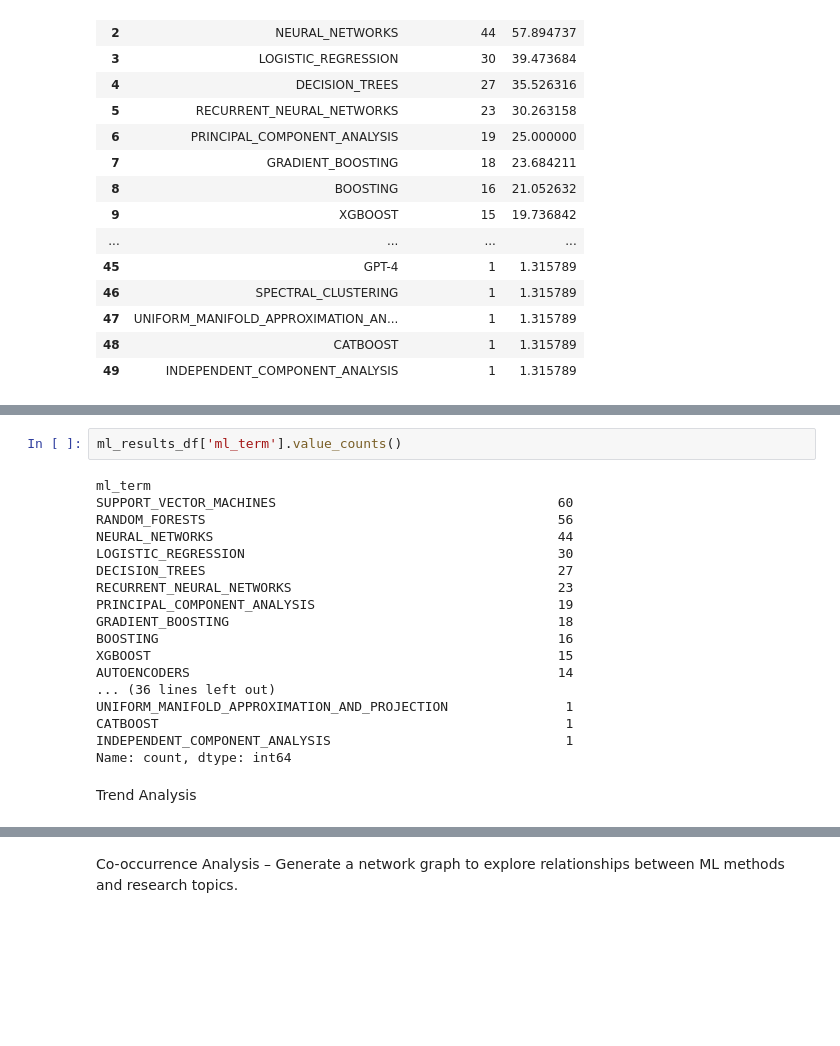
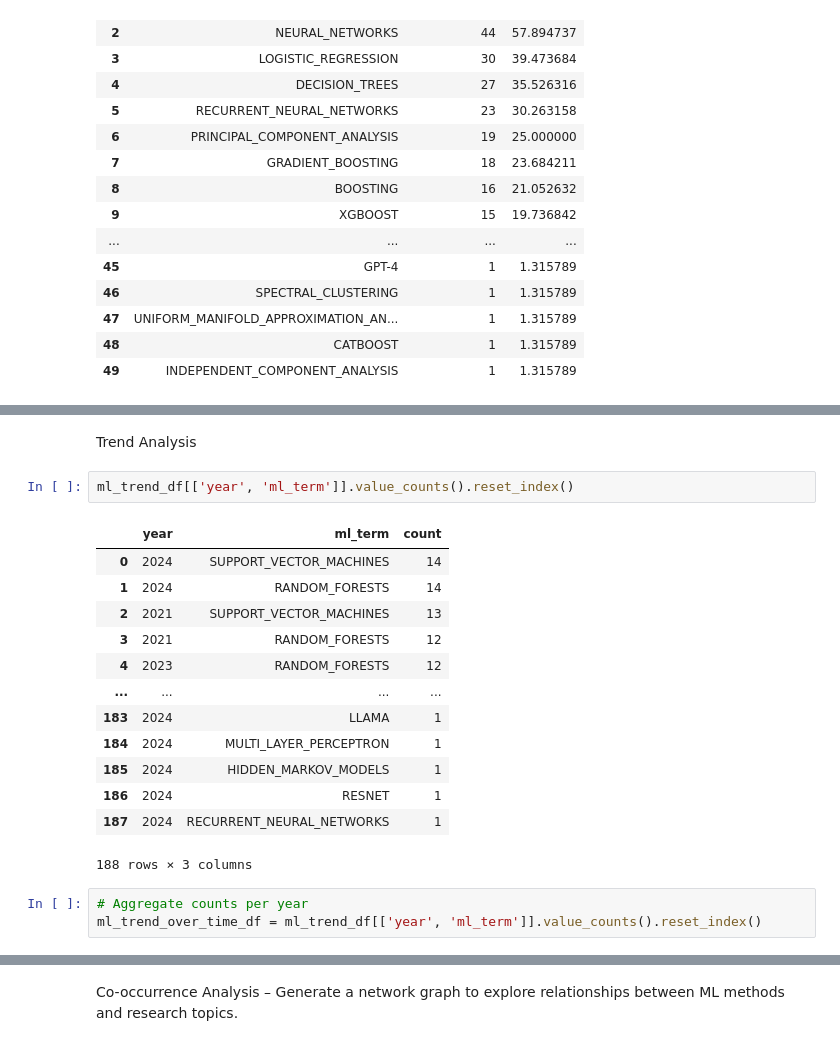
Before and after one commit to seyedrezamirkhani/ml-lncRNA, a Jupyter notebook: src/notebooks/part-03-finding-ML-methods-with-rules/11-analyse-search-results.ipynb, the cells around one changed output, grey strips where cells are left out. Drawn from its saved outputs; the diff is of its cells as text; blank space fills up the shorter version.

```diff
--- a/src/notebooks/part-03-finding-ML-methods-with-rules/11-analyse-search-results.ipynb
+++ b/src/notebooks/part-03-finding-ML-methods-with-rules/11-analyse-search-results.ipynb
@@ -182,22 +193,21 @@ meta_df
-# %%
-ml_results_df['ml_term'].value_counts()
-# %% [output]
-ml_term
-SUPPORT_VECTOR_MACHINES                                    60
-RANDOM_FORESTS                                             56
-NEURAL_NETWORKS                                            44
-LOGISTIC_REGRESSION                                        30
-DECISION_TREES                                             27
-RECURRENT_NEURAL_NETWORKS                                  23
-PRINCIPAL_COMPONENT_ANALYSIS                               19
-GRADIENT_BOOSTING                                          18
-BOOSTING                                                   16
-XGBOOST                                                    15
-AUTOENCODERS                                               14
-... (36 lines left out)
-UNIFORM_MANIFOLD_APPROXIMATION_AND_PROJECTION               1
-CATBOOST                                                    1
-INDEPENDENT_COMPONENT_ANALYSIS                              1
-Name: count, dtype: int64
 # %% [markdown]
 Trend Analysis
+# %%
+ml_trend_df[['year', 'ml_term']].value_counts().reset_index()
+# %% [output]
+|  | year | ml_term | count |
+| 0 | 2024 | SUPPORT_VECTOR_MACHINES | 14 |
+| 1 | 2024 | RANDOM_FORESTS | 14 |
+| 2 | 2021 | SUPPORT_VECTOR_MACHINES | 13 |
+| 3 | 2021 | RANDOM_FORESTS | 12 |
+| 4 | 2023 | RANDOM_FORESTS | 12 |
+| ... | ... | ... | ... |
+| 183 | 2024 | LLAMA | 1 |
+| 184 | 2024 | MULTI_LAYER_PERCEPTRON | 1 |
+| 185 | 2024 | HIDDEN_MARKOV_MODELS | 1 |
+| 186 | 2024 | RESNET | 1 |
+| 187 | 2024 | RECURRENT_NEURAL_NETWORKS | 1 |
+188 rows × 3 columns
+# %%
+# Aggregate counts per year
+ml_trend_over_time_df = ml_trend_df[['year', 'ml_term']].value_counts().reset_index()
```
Also changed, not shown: parts of 27 cells of this notebook.
